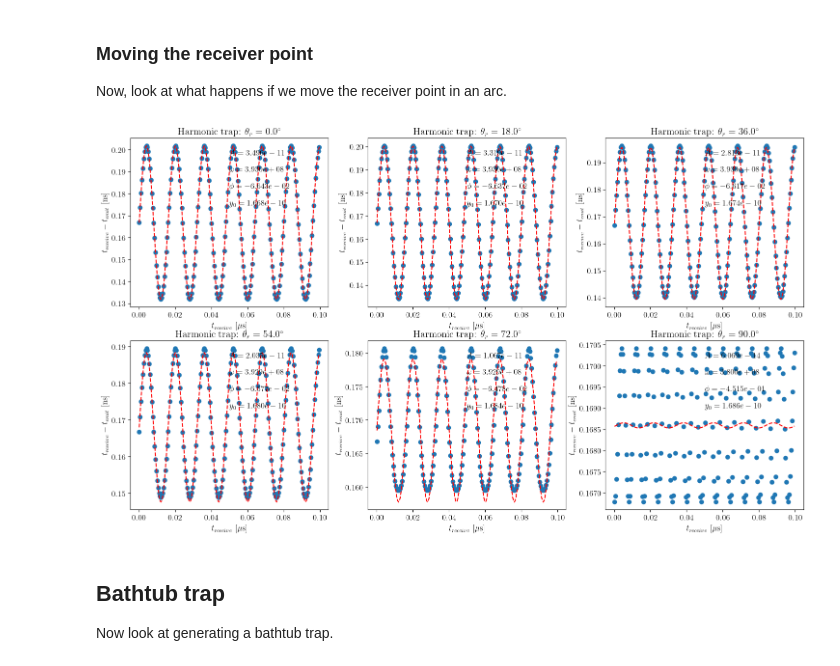
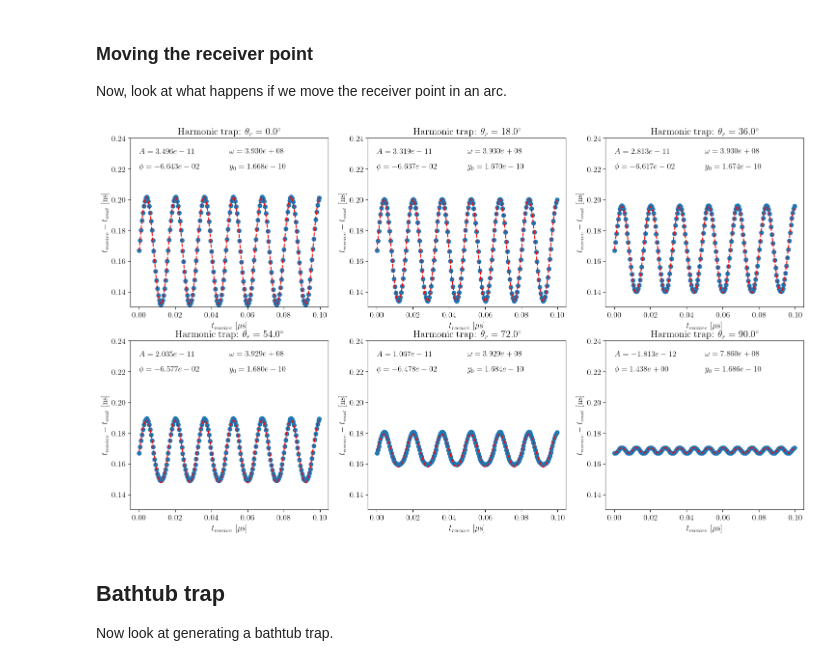
Before and after one commit to sebj101/AnalyticalElectronProp, a Jupyter notebook: PropagationRelation.ipynb, the cells around one changed output. Drawn from its saved outputs; the diff is of its cells as text; code cells hidden in the pictures.

Commit message:
Check the effect of changing the receiver position

```diff
--- a/PropagationRelation.ipynb
+++ b/PropagationRelation.ipynb
@@ -89,42 +89,43 @@ receiverAngles = np.linspace(0, np.pi / 2, 6)
 electronPosTime = np.array([np.zeros_like(electronZPos),
                             np.zeros_like(electronZPos), electronZPos])
 
 plt.figure(figsize=(18, 10))
 for iAng, ang in enumerate(receiverAngles):
   rAngPosition = zR * np.array([np.sin(ang), 0.0, np.cos(ang)])
   aTimesAng = np.zeros_like(timeArray)
   for it, t in enumerate(timeArray):
     electronPos = np.array([0, 0, harmonicTrap.GetZPosTime(t, electron.GetSpeed(), pitchAngleInit)])
     aTimesAng[it] = t + np.linalg.norm(rAngPosition - electronPos) / sc.c
 
   plt.subplot(2, 3, iAng + 1)
   plt.plot(aTimesAng * 1e6, (aTimesAng - timeArray) * 1e9, 'o',
            label=f"{ang * 180 / np.pi:.1f} deg")
   plt.title(f"Harmonic trap: $\\theta_r = {ang * 180 / np.pi:.1f}^\circ$")
   plt.xlabel("$t_{receive}$ [$\mu$s]")
   plt.ylabel("$t_{receive} - t_{emit}$ [ns]")
 
   # Now fit the sine wave to the data
-  omegaGuess = harmonicTrap.CalcOmegaAxial(ang, electron.GetSpeed())
+  omegaGuess = harmonicTrap.CalcOmegaAxial(pitchAngleInit, electron.GetSpeed())
   if ang == np.pi / 2:
-    omegaGuess = 2 * harmonicTrap.CalcOmegaAxial(ang, electron.GetSpeed())
+    omegaGuess = 2 * harmonicTrap.CalcOmegaAxial(pitchAngleInit, electron.GetSpeed())
 
   popt, pcov = curve_fit(ShiftedSine, aTimesAng, aTimesAng - timeArray,
                          p0=[0.07e-9, omegaGuess, 0.0,
-                             np.linalg.norm(rAngPosition) / sc.c])
+                         np.linalg.norm(rAngPosition) / sc.c])
 
   # Draw the fit
   fitTimes = ShiftedSine(aTimesAng, *popt)
   plt.plot(aTimesAng * 1e6, fitTimes * 1e9, 'r--')
-  # Draw the fit parameters on each plot
-  plt.text(0.5, 0.9, f"$A = {popt[0]:.3e}$", transform=plt.gca().transAxes)
-  plt.text(0.5, 0.8, f"$\omega = {popt[1]:.3e}$", transform=plt.gca().transAxes)
-  plt.text(0.5, 0.7, f"$\phi = {popt[2]:.3e}$", transform=plt.gca().transAxes)
-  plt.text(0.5, 0.6, f"$y_0 = {popt[3]:.3e}$", transform=plt.gca().transAxes)
+  # Draw the fit parameters on each plote
+  plt.ylim(0.13, 0.24)
+  plt.text(0.0, 0.23, f"$A = {popt[0]:.3e}$")
+  plt.text(0.05, 0.23, f"$\omega = {popt[1]:.3e}$")
+  plt.text(0.0, 0.22, f"$\phi = {popt[2]:.3e}$")
+  plt.text(0.05, 0.22, f"$y_0 = {popt[3]:.3e}$")
 
 plt.show()
 # %% [output]
-[figure, old version]
+[figure, new version]
 # %% [markdown]
 ## Bathtub trap
 Now look at generating a bathtub trap.
```
Also changed, not shown: parts of 4 cells of this notebook.
